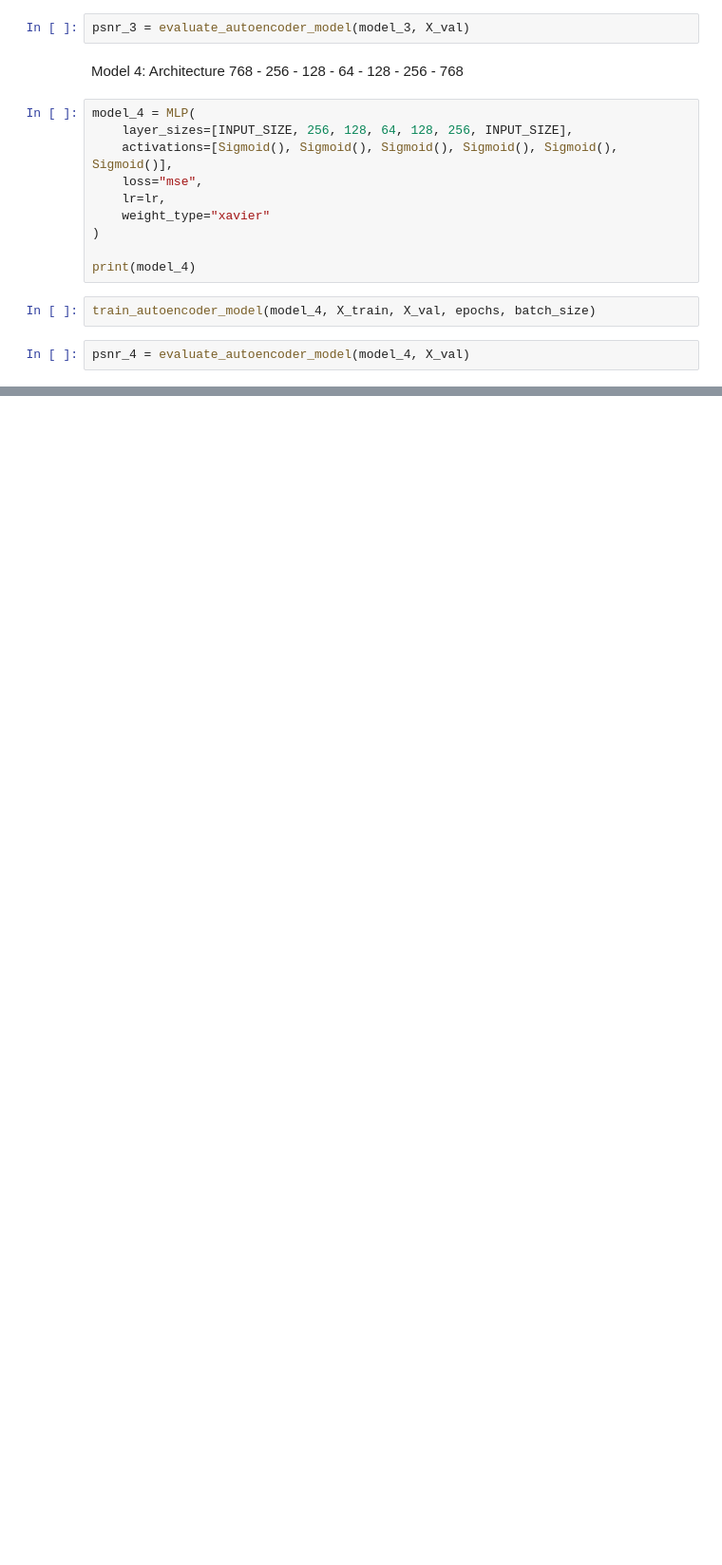
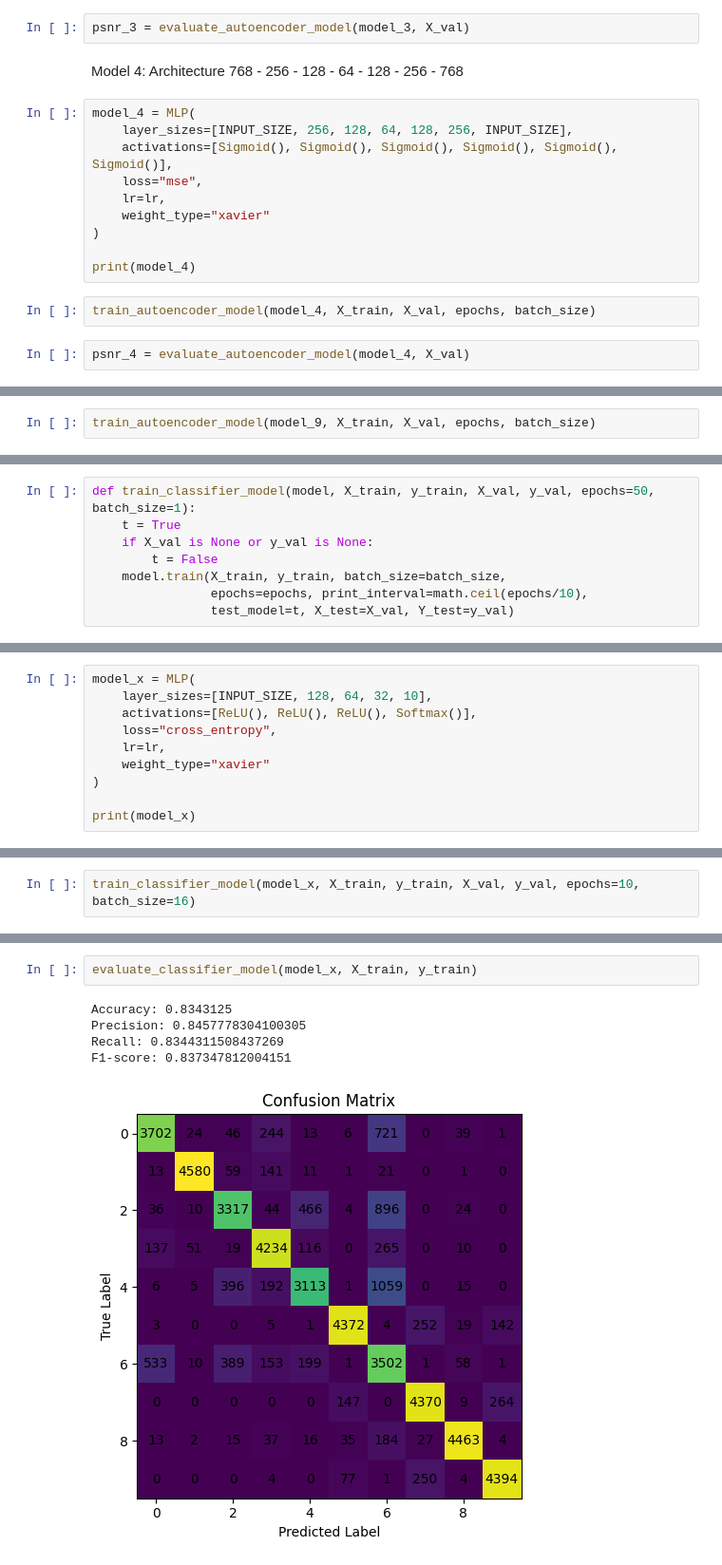
Before and after one commit to Mahan-M47/Multi-Layer-Perceptron-with-NumPy, a Jupyter notebook: Q3.ipynb, the cells around one changed output, grey strips where cells are left out. Shown at 95% size. Cells and saved outputs as stored; diff of their text form; blank space fills up the shorter version.

Commit message:
prepared files for training

```diff
--- a/Q3.ipynb
+++ b/Q3.ipynb
@@ -909,0 +427,2 @@ Sample image - PSNR: 31.483693
+# %%
+train_autoencoder_model(model_9, X_train, X_val, epochs, batch_size)
@@ -909,0 +435,8 @@ Sample image - PSNR: 31.483693
+# %%
+def train_classifier_model(model, X_train, y_train, X_val, y_val, epochs=50, batch_size=1):
+    t = True
+    if X_val is None or y_val is None:
+        t = False
+    model.train(X_train, y_train, batch_size=batch_size,
+                epochs=epochs, print_interval=math.ceil(epochs/10),
+                test_model=t, X_test=X_val, Y_test=y_val)
@@ -909,0 +487,10 @@ Sample image - PSNR: 31.483693
+# %%
+model_x = MLP(
+    layer_sizes=[INPUT_SIZE, 128, 64, 32, 10],
+    activations=[ReLU(), ReLU(), ReLU(), Softmax()],
+    loss="cross_entropy",
+    lr=lr,
+    weight_type="xavier"
+)
+
+print(model_x)
@@ -909,0 +509,2 @@ Sample image - PSNR: 31.483693
+# %%
+train_classifier_model(model_x, X_train, y_train, X_val, y_val, epochs=10, batch_size=16)
@@ -909,0 +537,8 @@ Sample image - PSNR: 31.483693
+# %%
+evaluate_classifier_model(model_x, X_train, y_train)
+# %% [output]
+Accuracy: 0.8343125
+Precision: 0.8457778304100305
+Recall: 0.8344311508437269
+F1-score: 0.837347812004151
+[figure, added]
```
Also changed, not shown: parts of 91 cells of this notebook, 1 other file.
